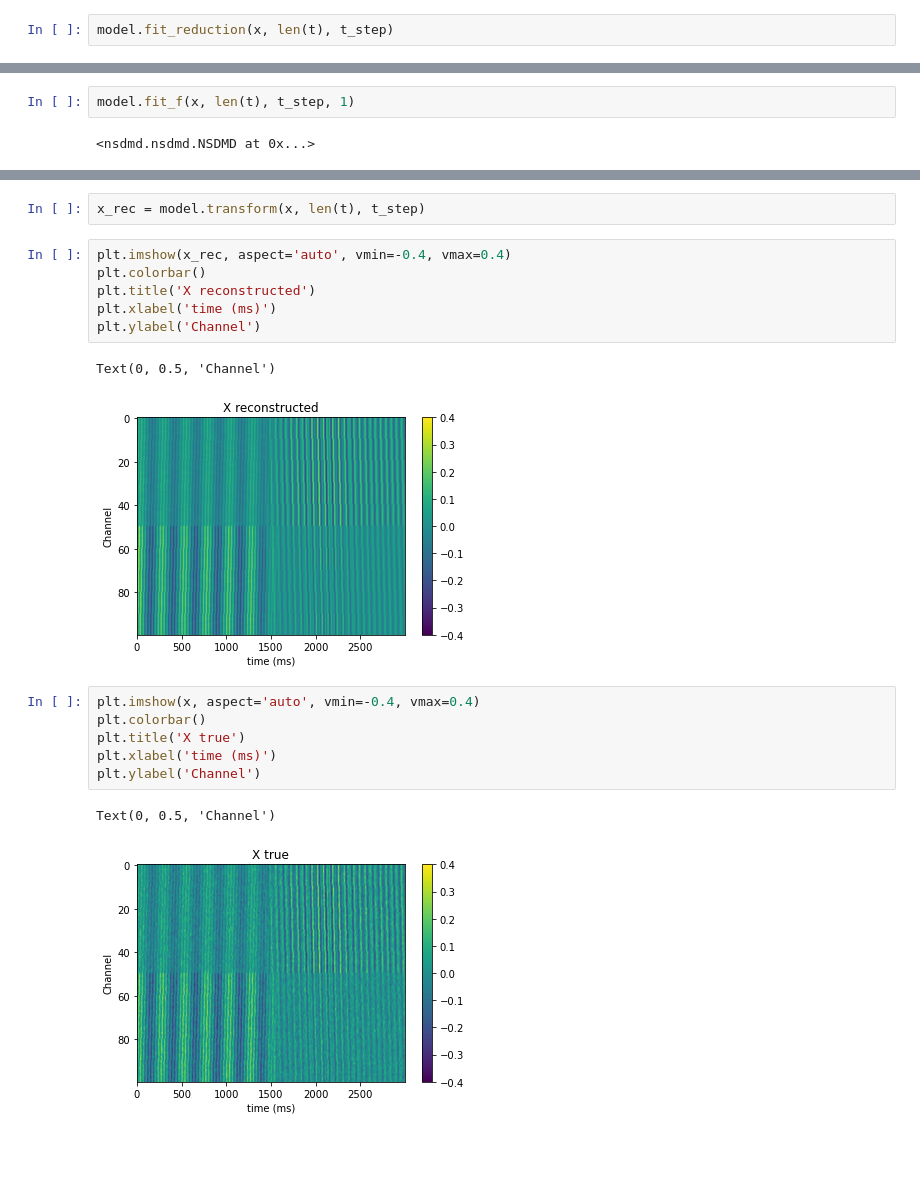
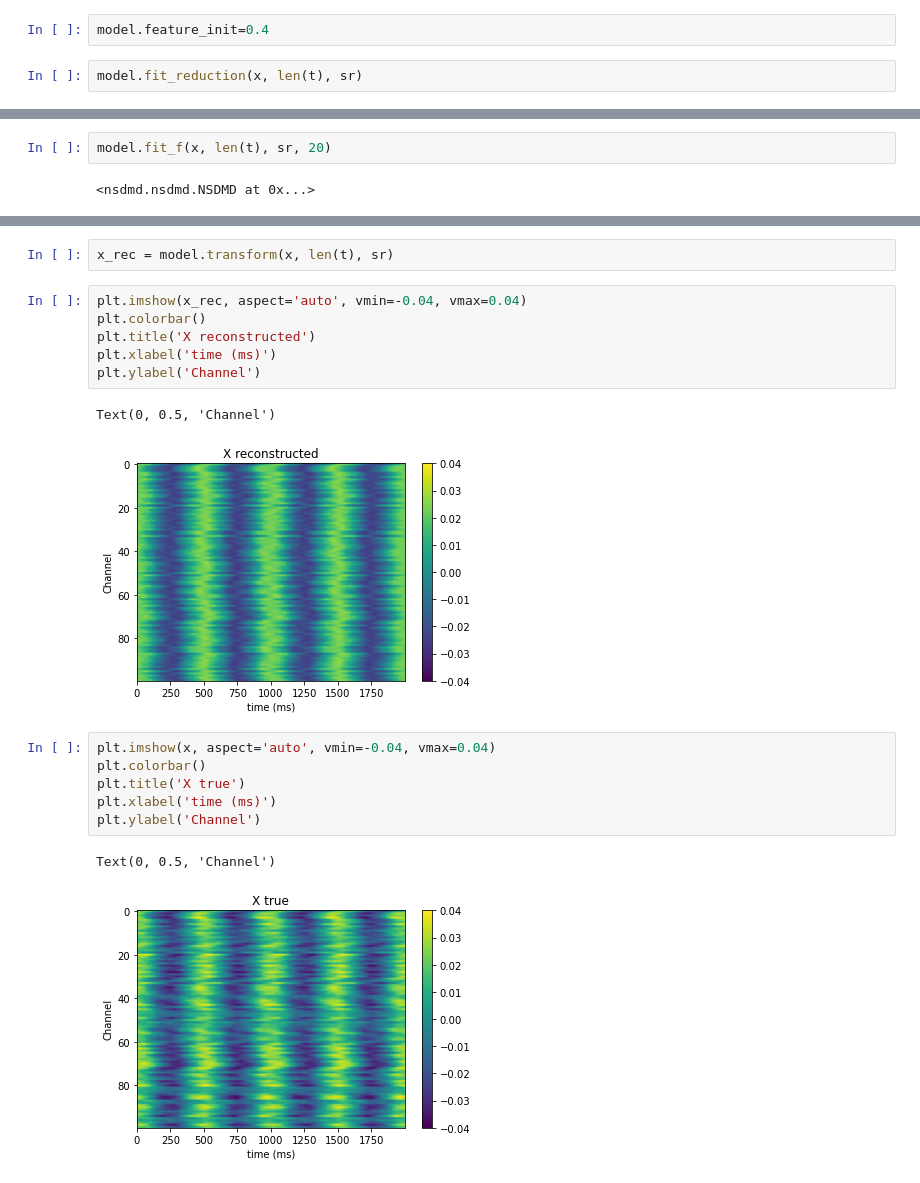
Before and after one commit to learning-2-learn/nsdmd, a Jupyter notebook: examples/many_freq.ipynb, the cells around one changed output, grey strips where cells are left out. Saved outputs shown, nothing was run; the diff lists cells and outputs as text; blank space fills up the shorter version.

```diff
--- a/examples/many_freq.ipynb
+++ b/examples/many_freq.ipynb
@@ -166,3 +116,5 @@ KeyboardInterrupt:
+# %%
+model.feature_init=0.4
 # %%
-model.fit_reduction(x, len(t), t_step)
+model.fit_reduction(x, len(t), sr)
 # %% [output]
@@ -177,4 +147,4 @@ AttributeError: 'NSDMD' object has no attribute 'errors_'
 # %%
-model.fit_f(x, len(t), t_step, 1)
+model.fit_f(x, len(t), sr, 20)
 # %% [output]
 <nsdmd.nsdmd.NSDMD at 0x...>
@@ -212,20 +193,20 @@ Text(0.5, 1.0, 'f(t) vs True f(t)')
 # %%
-x_rec = model.transform(x, len(t), t_step)
+x_rec = model.transform(x, len(t), sr)
 # %%
-plt.imshow(x_rec, aspect='auto', vmin=-0.4, vmax=0.4)
+plt.imshow(x_rec, aspect='auto', vmin=-0.04, vmax=0.04)
 plt.colorbar()
 plt.title('X reconstructed')
 plt.xlabel('time (ms)')
 plt.ylabel('Channel')
 # %% [output]
 Text(0, 0.5, 'Channel')
-[figure, old version]
+[figure, new version]
 # %%
-plt.imshow(x, aspect='auto', vmin=-0.4, vmax=0.4)
+plt.imshow(x, aspect='auto', vmin=-0.04, vmax=0.04)
 plt.colorbar()
 plt.title('X true')
 plt.xlabel('time (ms)')
 plt.ylabel('Channel')
 # %% [output]
 Text(0, 0.5, 'Channel')
-[figure, old version]
+[figure, new version]
```
Also changed, not shown: parts of 20 cells of this notebook, 2 other files.
